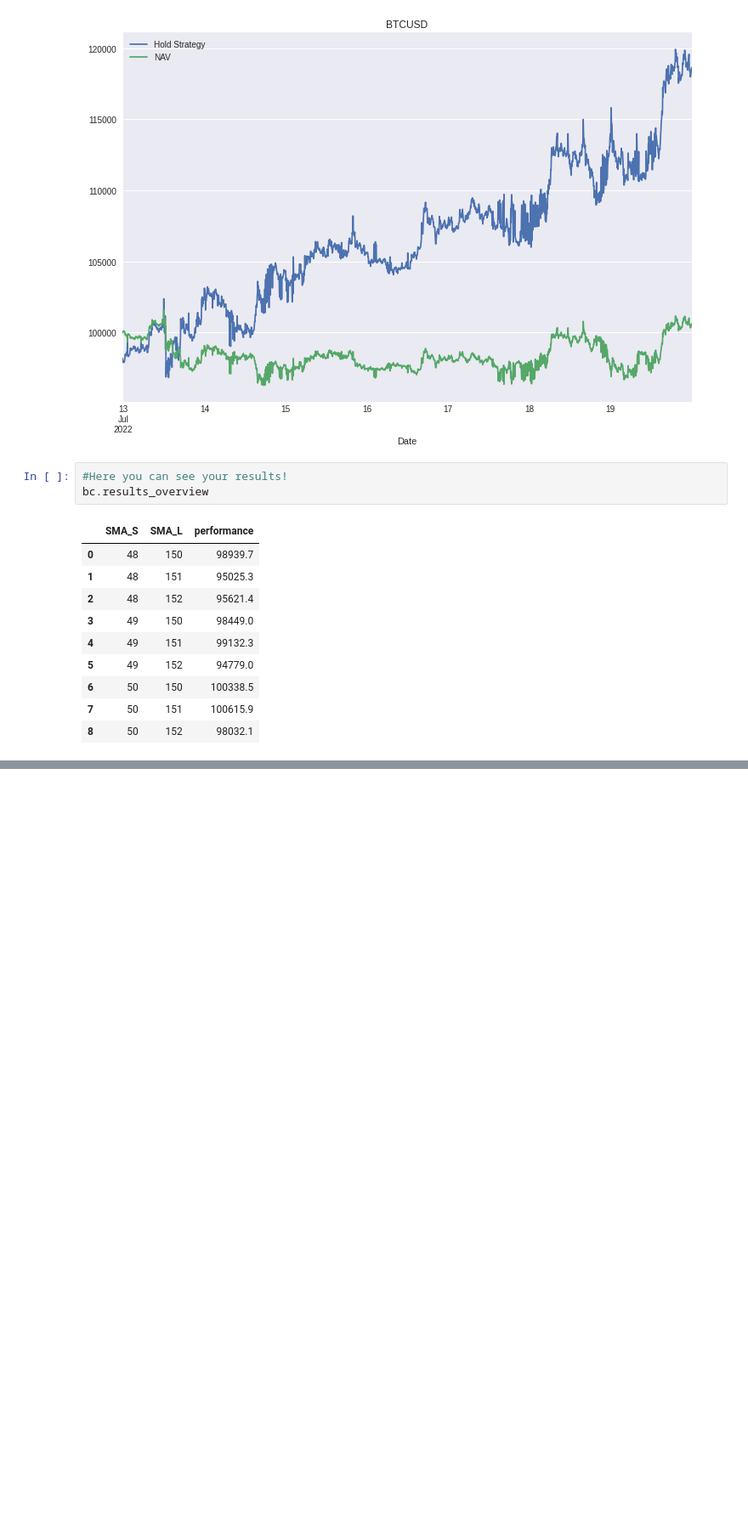
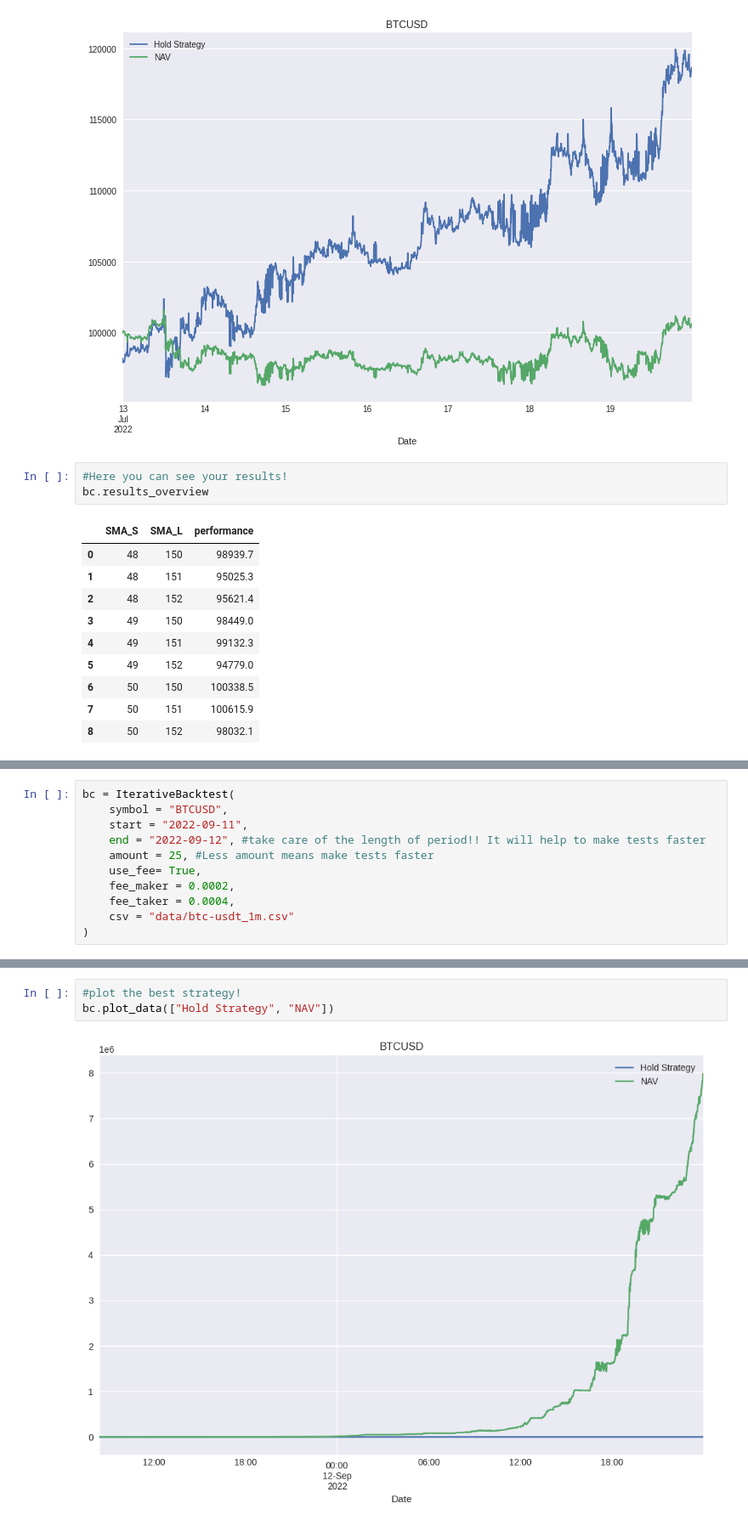
Before and after one commit to mauricioavs/trading-bot, a Jupyter notebook: Main Test Model.ipynb, the cells around one changed output, grey strips where cells are left out. Shown at 85% size. Drawn from its saved outputs; the diff is of its cells as text; blank space fills up the shorter version.

Commit message:
stable version of main test model, still dont update the changes to backtesters

```diff
--- a/Main Test Model.ipynb
+++ b/Main Test Model.ipynb
@@ -624,0 +697,11 @@ Name: ML, dtype: float64
+# %%
+bc = IterativeBacktest(
+    symbol = "BTCUSD",
+    start = "2022-09-11",
+    end = "2022-09-12", #take care of the length of period!! It will help to make tests faster
+    amount = 25, #Less amount means make tests faster
+    use_fee= True,
+    fee_maker = 0.0002,
+    fee_taker = 0.0004,
+    csv = "data/btc-usdt_1m.csv"
+)
@@ -624,0 +729,5 @@ Name: ML, dtype: float64
+# %%
+#plot the best strategy!
+bc.plot_data(["Hold Strategy", "NAV"])
+# %% [output]
+[figure, added]
```
Also changed, not shown: parts of 12 cells of this notebook, 2 other files.
